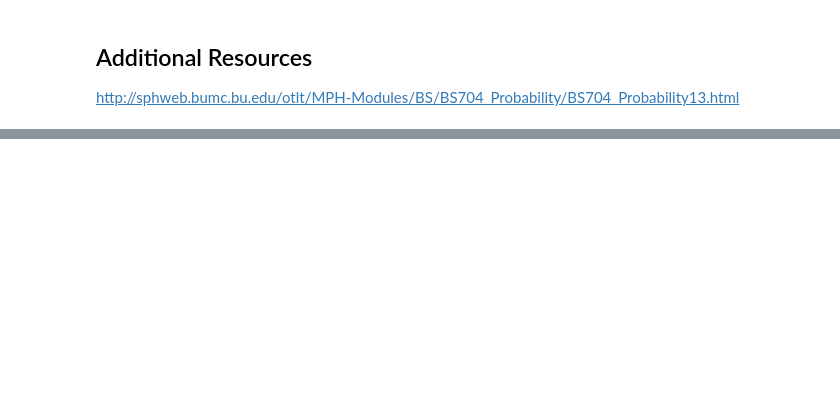
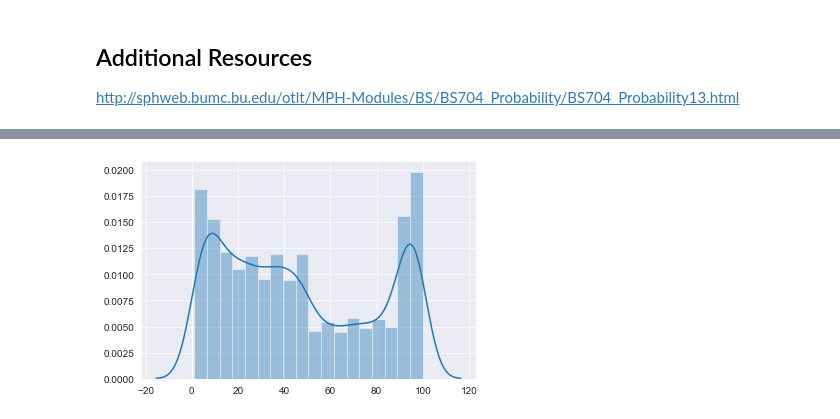
Before and after one commit to code-JOA/Introduction-to-Python, a Jupyter notebook: Statistics/02.Central Limit Theorem/01.Central Limit Theorem.ipynb, the cells around one changed output, grey strips where cells are left out. Saved outputs shown, nothing was run; the diff lists cells and outputs as text; code cells hidden in the pictures; blank space fills up the shorter version.

```diff
--- a/Statistics/02.Central Limit Theorem/01.Central Limit Theorem.ipynb
+++ b/Statistics/02.Central Limit Theorem/01.Central Limit Theorem.ipynb
@@ -163,0 +195,4 @@ http://sphweb.bumc.bu.edu/otlt/MPH-Modules/BS/BS704_Probability/BS704_Probabilit
+# %%
+sns.distplot(df);
+# %% [output]
+[figure, added]
```
Also changed, not shown: parts of 23 cells of this notebook, 3 other files.
